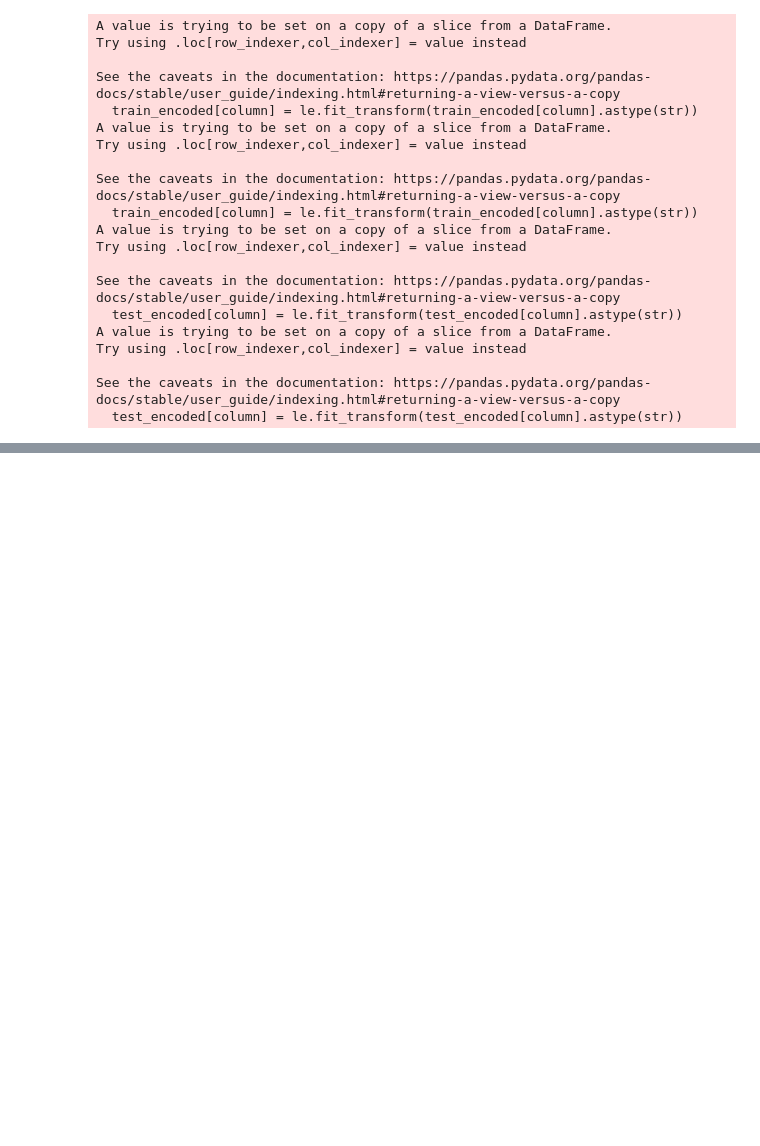
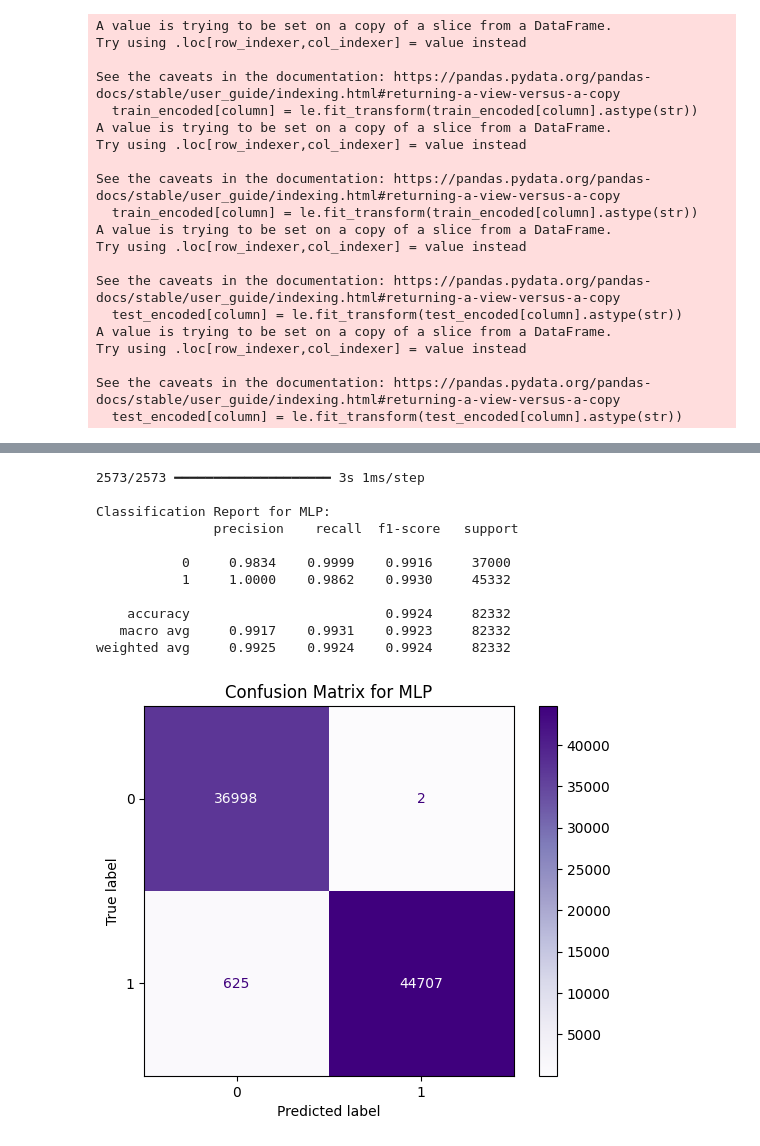
Before and after one commit to zalak0/CyberSoldier, a Jupyter notebook: sub_goalA/1.ipynb, the cells around one changed output, grey strips where cells are left out. Drawn from its saved outputs; the diff is of its cells as text; code cells hidden in the pictures; blank space fills up the shorter version.

```diff
--- a/sub_goalA/1.ipynb
+++ b/sub_goalA/1.ipynb
@@ -194,0 +230,15 @@ weighted avg     1.0000    1.0000    1.0000     82332
+# %%
+#try mlp again
+mlp = models.Sequential([
+    layers.Dense(64, activation='relu'),
+    layers.Dense(32, activation='relu'),
+    layers.Dense(1, activation='sigmoid')  # Single neuron for binary output
+])
+
+# Compile model
+mlp.compile(optimizer='adam',
+              loss='binary_crossentropy',
+              metrics=['accuracy'])
+
+# Train model
+mlp.fit(X_train, y_train, epochs=20, batch_size=32, validation_data=(X_test, y_test))
@@ -194,0 +264,30 @@ weighted avg     1.0000    1.0000    1.0000     82332
+# %%
+y_pred_prob = mlp.predict(X_test)
+
+# Convert probabilities to class labels (threshold = 0.5)
+y_pred_mlp = (y_pred_prob > 0.5).astype("int32")
+acc_mlp = accuracy_score(y_test, y_pred_mlp)
+f1_mlp = f1_score(y_test, y_pred_mlp, average='weighted')
+
+# Classification report
+print("\nClassification Report for MLP: \n", classification_report(y_test, y_pred_mlp, digits=4, zero_division=0))
+
+# Confusion matrix
+cm = confusion_matrix(y_test, y_pred_mlp)
+disp = ConfusionMatrixDisplay(confusion_matrix=cm, display_labels=[0, 1])
+disp.plot(cmap=plt.cm.Purples)
+plt.title("Confusion Matrix for MLP")
+plt.show()
+# %% [output]
+2573/2573 ━━━━━━━━━━━━━━━━━━━━ 3s 1ms/step
+
+Classification Report for MLP:
+               precision    recall  f1-score   support
+
+           0     0.9834    0.9999    0.9916     37000
+           1     1.0000    0.9862    0.9930     45332
+
+    accuracy                         0.9924     82332
+   macro avg     0.9917    0.9931    0.9923     82332
+weighted avg     0.9925    0.9924    0.9924     82332
+[figure, added]
```
Also changed, not shown: parts of 16 cells of this notebook.
